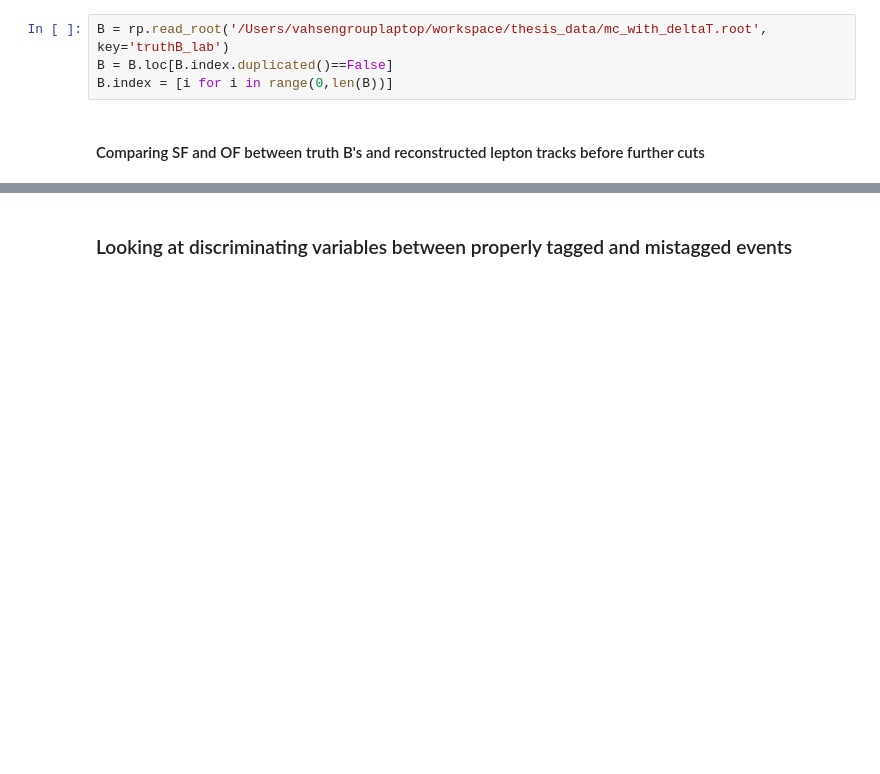
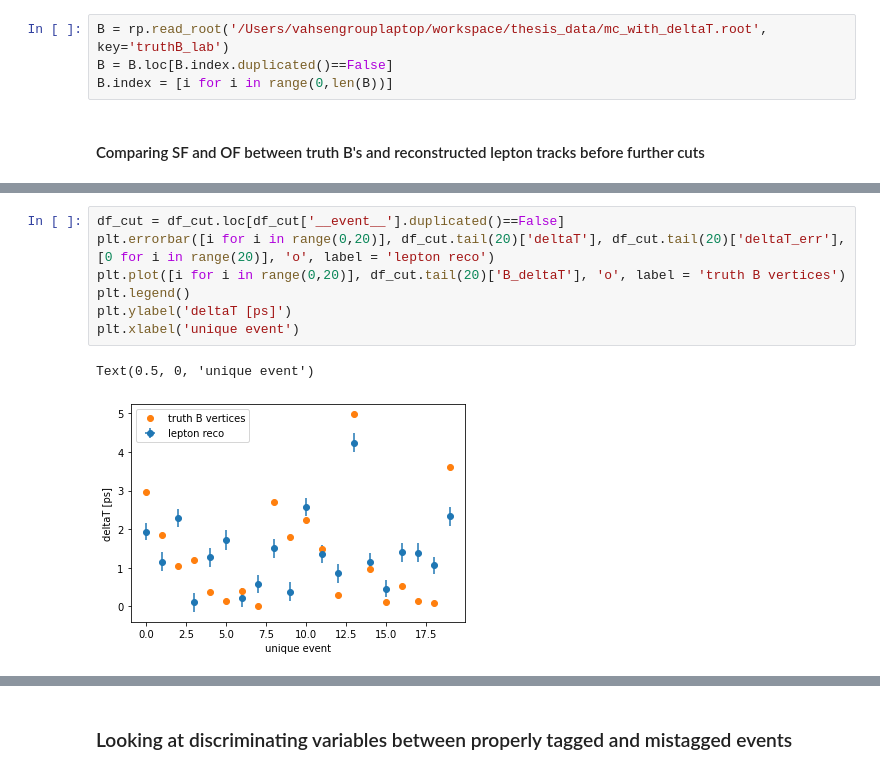
Before and after one commit to jschuel/jeff_workspace, a Jupyter notebook: thesis/truth_mc_analysis/detector_performance.ipynb, the cells around one changed output, grey strips where cells are left out. Cells and saved outputs as stored; diff of their text form; blank space fills up the shorter version.

```diff
--- a/thesis/truth_mc_analysis/detector_performance.ipynb
+++ b/thesis/truth_mc_analysis/detector_performance.ipynb
@@ -99,0 +170,10 @@ See the caveats in the documentation: http://pandas.pydata.org/pandas-docs/stabl
+# %%
+df_cut = df_cut.loc[df_cut['__event__'].duplicated()==False]
+plt.errorbar([i for i in range(0,20)], df_cut.tail(20)['deltaT'], df_cut.tail(20)['deltaT_err'], [0 for i in range(20)], 'o', label = 'lepton reco')
+plt.plot([i for i in range(0,20)], df_cut.tail(20)['B_deltaT'], 'o', label = 'truth B vertices')
+plt.legend()
+plt.ylabel('deltaT [ps]')
+plt.xlabel('unique event')
+# %% [output]
+Text(0.5, 0, 'unique event')
+[figure, added]
```
Also changed, not shown: parts of 16 cells of this notebook, 15 other files.
